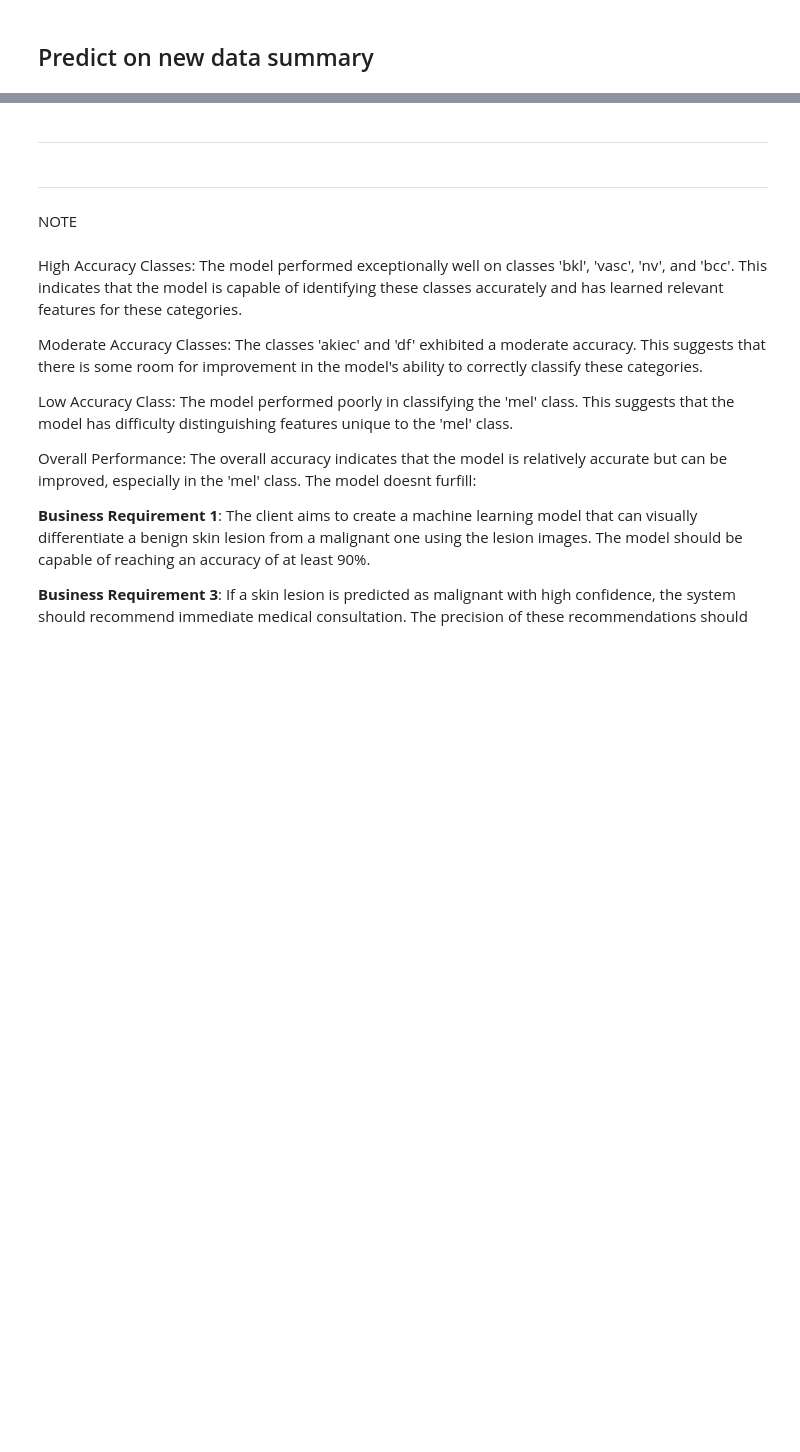
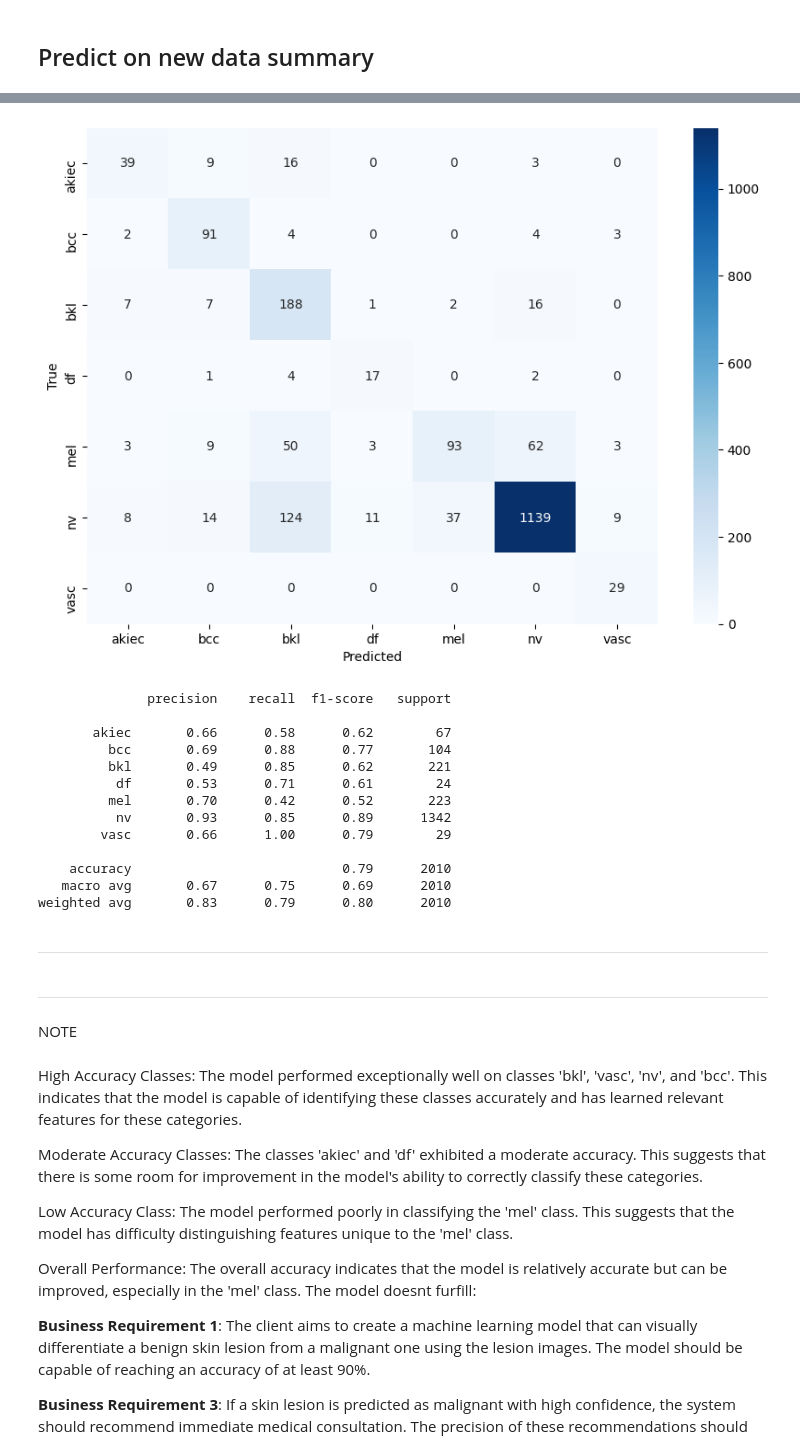
Before and after one commit to dlhamilton/AI-DermDiagnosis, a Jupyter notebook: jupyter_notebooks/3_ModellingAndEvaluating_V3.ipynb, the cells around one changed output, grey strips where cells are left out. Saved outputs shown, nothing was run; the diff lists cells and outputs as text; code cells hidden in the pictures; blank space fills up the shorter version.

```diff
--- a/jupyter_notebooks/3_ModellingAndEvaluating_V3.ipynb
+++ b/jupyter_notebooks/3_ModellingAndEvaluating_V3.ipynb
@@ -480,0 +470,18 @@ Accuracy total: 71.43% (25/35)
+# %%
+import numpy as np
+
+all_features = []
+all_labels = []
+
+# Iterate through the dataset
+for features, labels in df_test:
+    # Convert tensors to numpy arrays and accumulate
+    all_features.append(features.numpy())
+    all_labels.append(labels.numpy())
+
+# Optionally, concatenate the list of arrays into a single numpy array
+all_features = np.concatenate(all_features, axis=0)
+all_labels = np.concatenate(all_labels, axis=0)
+
+print("Features shape:", all_features.shape)
+print("Labels shape:", all_labels.shape)
@@ -480,0 +495,27 @@ Accuracy total: 71.43% (25/35)
+# %%
+from sklearn.metrics import confusion_matrix, classification_report
+import seaborn as sns
+import matplotlib.pyplot as plt
+
+X_train = all_features
+y_true = all_labels
+
+y_pred = model.predict(X_train)
+
+y_pred_labels = np.argmax(y_pred, axis=1)
+
+unique_labels = np.unique(np.concatenate((y_true, y_pred_labels)))
+
+unique_class_names = [class_names[label] for label in unique_labels]
+
+cm = confusion_matrix(y_true, y_pred_labels, labels=unique_labels)
+
+plt.figure(figsize=(10,7))
+sns.heatmap(cm, annot=True, fmt='d', cmap='Blues', xticklabels=unique_class_names, yticklabels=unique_class_names)
+plt.xlabel('Predicted')
+plt.ylabel('True')
+plt.show()
+
+# Compute F1 score, Precision, and Recall
+print(classification_report(y_true, y_pred_labels, target_names=unique_class_names))
+# %% [output]
@@ -481,3 +523,17 @@ Accuracy total: 71.43% (25/35)
+[figure, added]
+              precision    recall  f1-score   support
+
+       akiec       0.66      0.58      0.62        67
+         bcc       0.69      0.88      0.77       104
+         bkl       0.49      0.85      0.62       221
+          df       0.53      0.71      0.61        24
+         mel       0.70      0.42      0.52       223
+          nv       0.93      0.85      0.89      1342
+        vasc       0.66      1.00      0.79        29
+
+    accuracy                           0.79      2010
+   macro avg       0.67      0.75      0.69      2010
+weighted avg       0.83      0.79      0.80      2010
 # %% [markdown]
 ---
 # %% [markdown]
```
Also changed, not shown: parts of 18 cells of this notebook, 1 other file.
